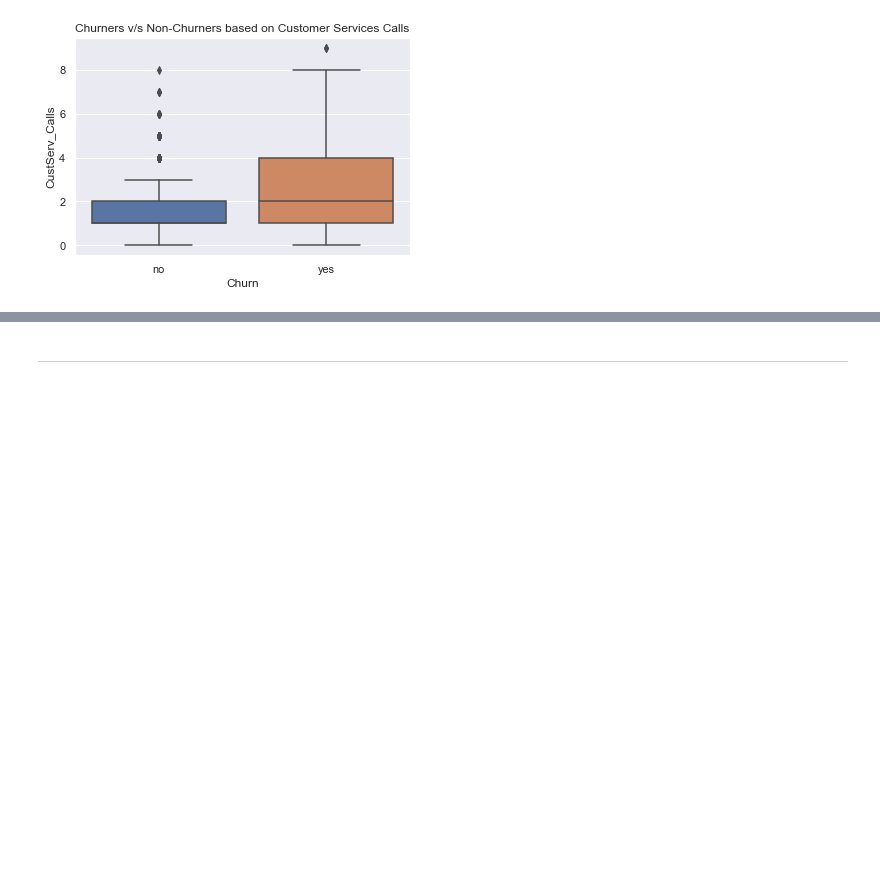
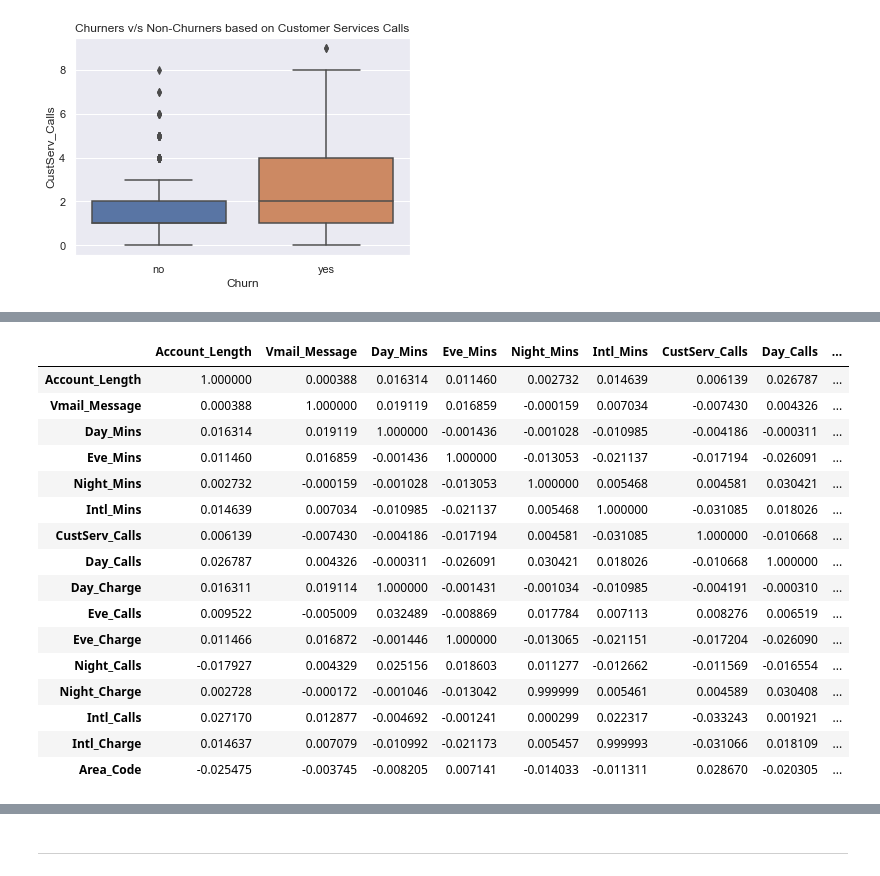
Before and after one commit to ashish-sharma-as/Customer_Churn, a Jupyter notebook: customer_churn.ipynb, the cells around one changed output, grey strips where cells are left out. Saved outputs shown, nothing was run; the diff lists cells and outputs as text; code cells hidden in the pictures; blank space fills up the shorter version.

```diff
--- a/customer_churn.ipynb
+++ b/customer_churn.ipynb
@@ -392,6 +384,26 @@ plt.show()
 # Insights:
     # Customers who leave more customer service calls churn more
     # unless they also have an international plan
+# %%
+df.corr()
+# %% [output]
+|  | Account_Length | Vmail_Message | Day_Mins | Eve_Mins | Night_Mins | Intl_Mins | CustServ_Calls | Day_Calls | ... |
+| Account_Length | 1.000000 | 0.000388 | 0.016314 | 0.011460 | 0.002732 | 0.014639 | 0.006139 | 0.026787 | ... |
+| Vmail_Message | 0.000388 | 1.000000 | 0.019119 | 0.016859 | -0.000159 | 0.007034 | -0.007430 | 0.004326 | ... |
+| Day_Mins | 0.016314 | 0.019119 | 1.000000 | -0.001436 | -0.001028 | -0.010985 | -0.004186 | -0.000311 | ... |
+| Eve_Mins | 0.011460 | 0.016859 | -0.001436 | 1.000000 | -0.013053 | -0.021137 | -0.017194 | -0.026091 | ... |
+| Night_Mins | 0.002732 | -0.000159 | -0.001028 | -0.013053 | 1.000000 | 0.005468 | 0.004581 | 0.030421 | ... |
+| Intl_Mins | 0.014639 | 0.007034 | -0.010985 | -0.021137 | 0.005468 | 1.000000 | -0.031085 | 0.018026 | ... |
+| CustServ_Calls | 0.006139 | -0.007430 | -0.004186 | -0.017194 | 0.004581 | -0.031085 | 1.000000 | -0.010668 | ... |
+| Day_Calls | 0.026787 | 0.004326 | -0.000311 | -0.026091 | 0.030421 | 0.018026 | -0.010668 | 1.000000 | ... |
+| Day_Charge | 0.016311 | 0.019114 | 1.000000 | -0.001431 | -0.001034 | -0.010985 | -0.004191 | -0.000310 | ... |
+| Eve_Calls | 0.009522 | -0.005009 | 0.032489 | -0.008869 | 0.017784 | 0.007113 | 0.008276 | 0.006519 | ... |
+| Eve_Charge | 0.011466 | 0.016872 | -0.001446 | 1.000000 | -0.013065 | -0.021151 | -0.017204 | -0.026090 | ... |
+| Night_Calls | -0.017927 | 0.004329 | 0.025156 | 0.018603 | 0.011277 | -0.012662 | -0.011569 | -0.016554 | ... |
+| Night_Charge | 0.002728 | -0.000172 | -0.001046 | -0.013042 | 0.999999 | 0.005461 | 0.004589 | 0.030408 | ... |
+| Intl_Calls | 0.027170 | 0.012877 | -0.004692 | -0.001241 | 0.000299 | 0.022317 | -0.033243 | 0.001921 | ... |
+| Intl_Charge | 0.014637 | 0.007079 | -0.010992 | -0.021173 | 0.005457 | 0.999993 | -0.031066 | 0.018109 | ... |
+| Area_Code | -0.025475 | -0.003745 | -0.008205 | 0.007141 | -0.014033 | -0.011311 | 0.028670 | -0.020305 | ... |
 # %%
 plt.figure(figsize=(10,6))
 mask = np.zeros_like(df.corr())
```
Also changed, not shown: parts of 95 cells of this notebook, 4 other files.
